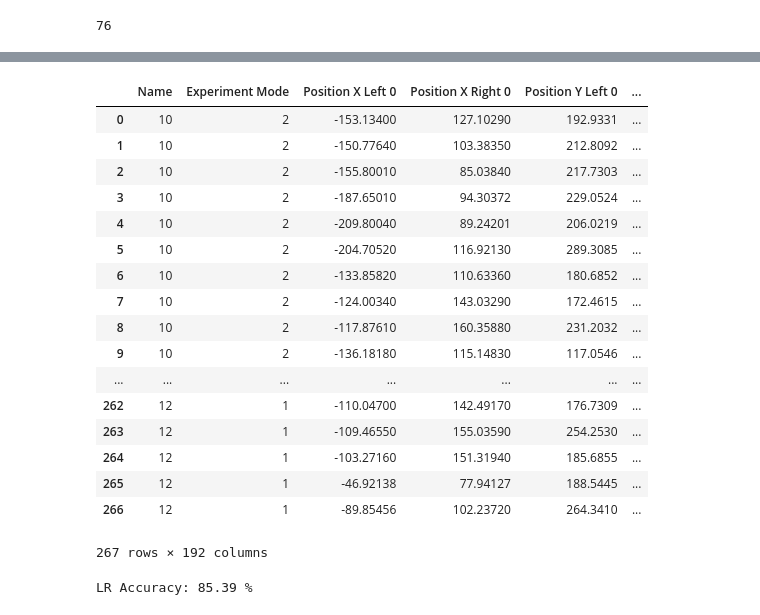
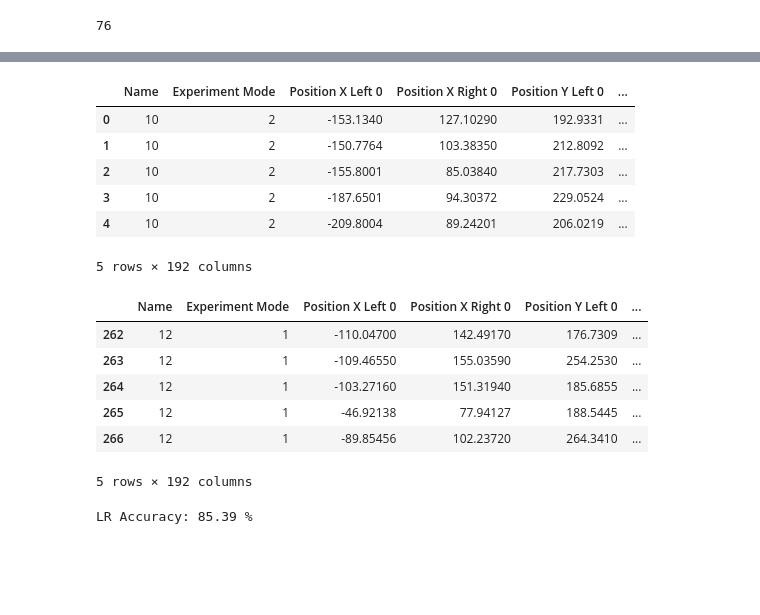
Before and after one commit to Eliot100/finl-work, a Jupyter notebook: עבודה סופית 2.ipynb, the cells around one changed output, grey strips where cells are left out. Saved outputs shown, nothing was run; the diff lists cells and outputs as text; code cells hidden in the pictures; blank space fills up the shorter version.

```diff
--- a/עבודה סופית 2.ipynb
+++ b/עבודה סופית 2.ipynb
@@ -391,0 +370,2 @@ TrainingPath = r'C:\Users\user\Desktop\Exel files\semester_2_final\Training'
+# %%
+temp = get_simple(temp)
@@ -391,0 +379,7 @@ TrainingPath = r'C:\Users\user\Desktop\Exel files\semester_2_final\Training'
+# %%
+temp['Experiment Mode'] = temp['Experiment Mode'].map({0: 'Alone', 1: 'Sync', 2: 'Spontan'})
+# %%
+for x in [' Position X', ' Wrist Pos X', ' Elbow pos X', ' Elbow Pos Z']:
+    ax = sns.pairplot(data=temp, hue='Experiment Mode', x_vars=[x+' Right'], y_vars=[x+' Left'],
+                      size=5, aspect=2);
+    plt.show()
@@ -391,0 +391,6 @@ TrainingPath = r'C:\Users\user\Desktop\Exel files\semester_2_final\Training'
+# %%
+temp2 = temp[temp['Experiment Mode'] != 'Spontan' ].copy()
+for x in [' Position X', ' Wrist Pos X', ' Elbow pos X', ' Elbow Pos Z']:
+    ax = sns.pairplot(data=temp2, hue='Experiment Mode', x_vars=[x+' Right'], y_vars=[x+' Left' ],
+                      size=5, aspect=2);
+    plt.show()
@@ -507,26 +480,25 @@ for x in TestingPeopleFolders:
         TestDf = TestDf.append(df.dropna())
         TestDf = nogg(TestDf)
 # %%
-TestDf
+TestDf.head()
 # %% [output]
 |  | Name | Experiment Mode | Position X Left 0 | Position X Right 0 | Position Y Left 0 | ... |
-| 0 | 10 | 2 | -153.13400 | 127.10290 | 192.9331 | ... |
-| 1 | 10 | 2 | -150.77640 | 103.38350 | 212.8092 | ... |
-| 2 | 10 | 2 | -155.80010 | 85.03840 | 217.7303 | ... |
-| 3 | 10 | 2 | -187.65010 | 94.30372 | 229.0524 | ... |
-| 4 | 10 | 2 | -209.80040 | 89.24201 | 206.0219 | ... |
-| 5 | 10 | 2 | -204.70520 | 116.92130 | 289.3085 | ... |
-| 6 | 10 | 2 | -133.85820 | 110.63360 | 180.6852 | ... |
-| 7 | 10 | 2 | -124.00340 | 143.03290 | 172.4615 | ... |
-| 8 | 10 | 2 | -117.87610 | 160.35880 | 231.2032 | ... |
-| 9 | 10 | 2 | -136.18180 | 115.14830 | 117.0546 | ... |
-| ... | ... | ... | ... | ... | ... | ... |
-| 262 | 12 | 1 | -110.04700 | 142.49170 | 176.7309 | ... |
-| 263 | 12 | 1 | -109.46550 | 155.03590 | 254.2530 | ... |
-| 264 | 12 | 1 | -103.27160 | 151.31940 | 185.6855 | ... |
-| 265 | 12 | 1 | -46.92138 | 77.94127 | 188.5445 | ... |
-| 266 | 12 | 1 | -89.85456 | 102.23720 | 264.3410 | ... |
+| 0 | 10 | 2 | -153.1340 | 127.10290 | 192.9331 | ... |
+| 1 | 10 | 2 | -150.7764 | 103.38350 | 212.8092 | ... |
+| 2 | 10 | 2 | -155.8001 | 85.03840 | 217.7303 | ... |
+| 3 | 10 | 2 | -187.6501 | 94.30372 | 229.0524 | ... |
+| 4 | 10 | 2 | -209.8004 | 89.24201 | 206.0219 | ... |
-267 rows × 192 columns
+5 rows × 192 columns
+# %%
+TestDf.tail()
+# %% [output]
+|  | Name | Experiment Mode | Position X Left 0 | Position X Right 0 | Position Y Left 0 | ... |
+| 262 | 12 | 1 | -110.04700 | 142.49170 | 176.7309 | ... |
+| 263 | 12 | 1 | -109.46550 | 155.03590 | 254.2530 | ... |
+| 264 | 12 | 1 | -103.27160 | 151.31940 | 185.6855 | ... |
+| 265 | 12 | 1 | -46.92138 | 77.94127 | 188.5445 | ... |
+| 266 | 12 | 1 | -89.85456 | 102.23720 | 264.3410 | ... |
+5 rows × 192 columns
 # %%
 X_train = df0.drop(['Experiment Mode'],axis=1)
 y_train = df0['Experiment Mode']
```
Also changed, not shown: parts of 25 cells of this notebook.
